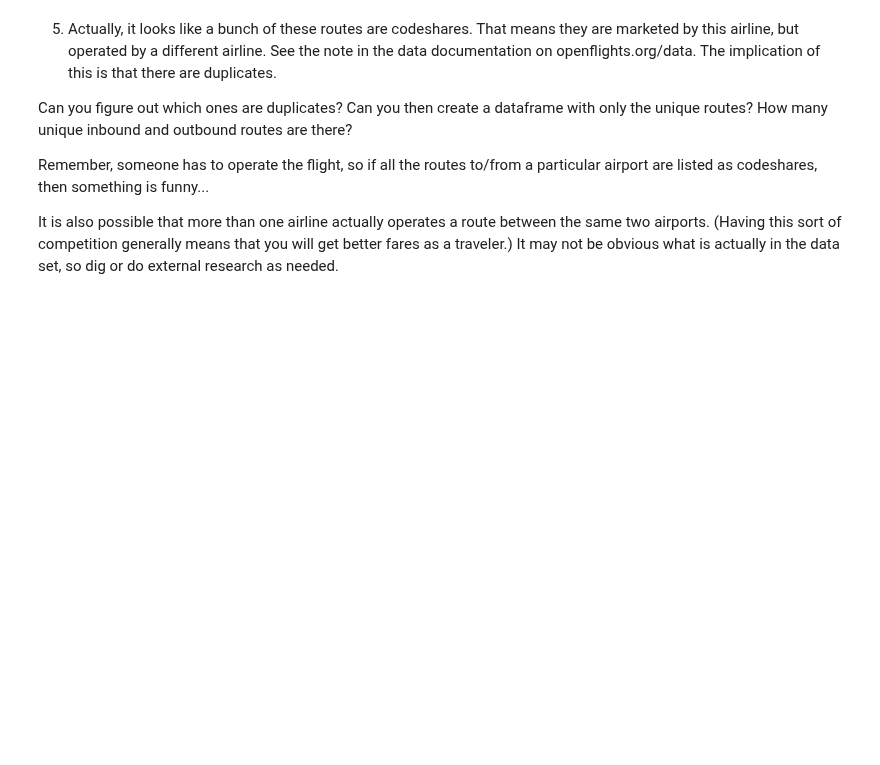
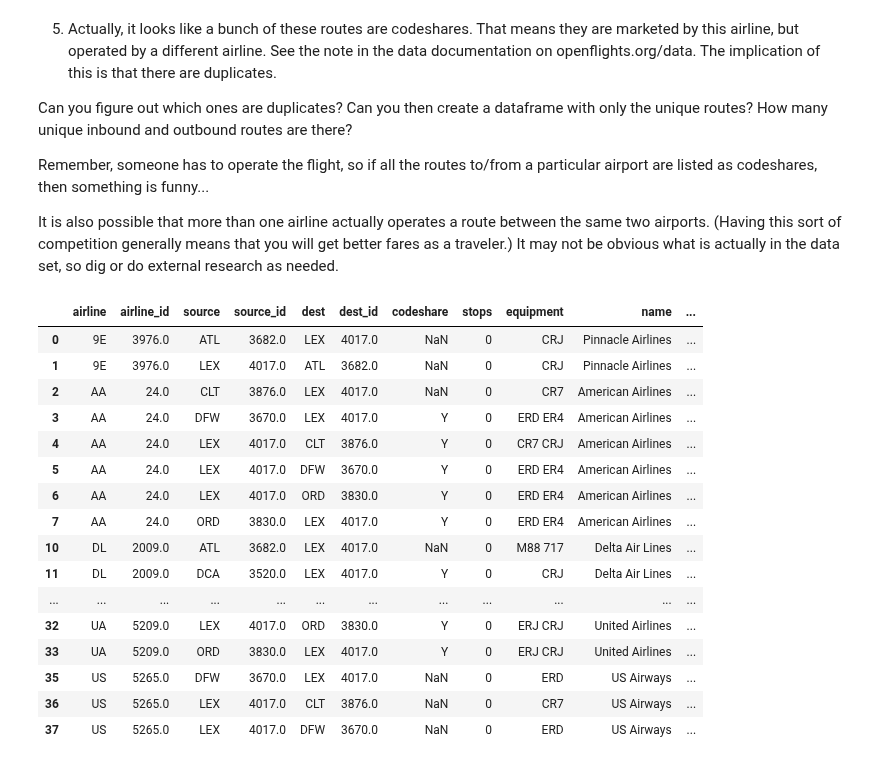
Before and after one commit to uky-transport-data-science/ce599, a Jupyter notebook: 9-Data Wrangling/open-flights.ipynb, the cells around one changed output. Cells and saved outputs as stored; diff of their text form; code cells hidden in the pictures; blank space fills up the shorter version.

```diff
--- a/9-Data Wrangling/open-flights.ipynb
+++ b/9-Data Wrangling/open-flights.ipynb
@@ -261,3 +283,24 @@ Can you figure out which ones are duplicates?  Can you then create a dataframe w
 Remember, someone has to operate the flight, so if all the routes to/from a particular airport are listed as codeshares, then something is funny...
 
 It is also possible that more than one airline actually operates a route between the same two airports. (Having this sort of competition generally means that you will get better fares as a traveler.)  It may not be obvious what is actually in the data set, so dig or do external research as needed.
+# %%
+df=df.loc[(df['International']=='N')]
+df
+# %% [output]
+|  | airline | airline_id | source | source_id | dest | dest_id | codeshare | stops | equipment | name | ... |
+| 0 | 9E | 3976.0 | ATL | 3682.0 | LEX | 4017.0 | NaN | 0 | CRJ | Pinnacle Airlines | ... |
+| 1 | 9E | 3976.0 | LEX | 4017.0 | ATL | 3682.0 | NaN | 0 | CRJ | Pinnacle Airlines | ... |
+| 2 | AA | 24.0 | CLT | 3876.0 | LEX | 4017.0 | NaN | 0 | CR7 | American Airlines | ... |
+| 3 | AA | 24.0 | DFW | 3670.0 | LEX | 4017.0 | Y | 0 | ERD ER4 | American Airlines | ... |
+| 4 | AA | 24.0 | LEX | 4017.0 | CLT | 3876.0 | Y | 0 | CR7 CRJ | American Airlines | ... |
+| 5 | AA | 24.0 | LEX | 4017.0 | DFW | 3670.0 | Y | 0 | ERD ER4 | American Airlines | ... |
+| 6 | AA | 24.0 | LEX | 4017.0 | ORD | 3830.0 | Y | 0 | ERD ER4 | American Airlines | ... |
+| 7 | AA | 24.0 | ORD | 3830.0 | LEX | 4017.0 | Y | 0 | ERD ER4 | American Airlines | ... |
+| 10 | DL | 2009.0 | ATL | 3682.0 | LEX | 4017.0 | NaN | 0 | M88 717 | Delta Air Lines | ... |
+| 11 | DL | 2009.0 | DCA | 3520.0 | LEX | 4017.0 | Y | 0 | CRJ | Delta Air Lines | ... |
+| ... | ... | ... | ... | ... | ... | ... | ... | ... | ... | ... | ... |
+| 32 | UA | 5209.0 | LEX | 4017.0 | ORD | 3830.0 | Y | 0 | ERJ CRJ | United Airlines | ... |
+| 33 | UA | 5209.0 | ORD | 3830.0 | LEX | 4017.0 | Y | 0 | ERJ CRJ | United Airlines | ... |
+| 35 | US | 5265.0 | DFW | 3670.0 | LEX | 4017.0 | NaN | 0 | ERD | US Airways | ... |
+| 36 | US | 5265.0 | LEX | 4017.0 | CLT | 3876.0 | NaN | 0 | CR7 | US Airways | ... |
+| 37 | US | 5265.0 | LEX | 4017.0 | DFW | 3670.0 | NaN | 0 | ERD | US Airways | ... |
```
Also changed, not shown: parts of 1 cell of this notebook.
